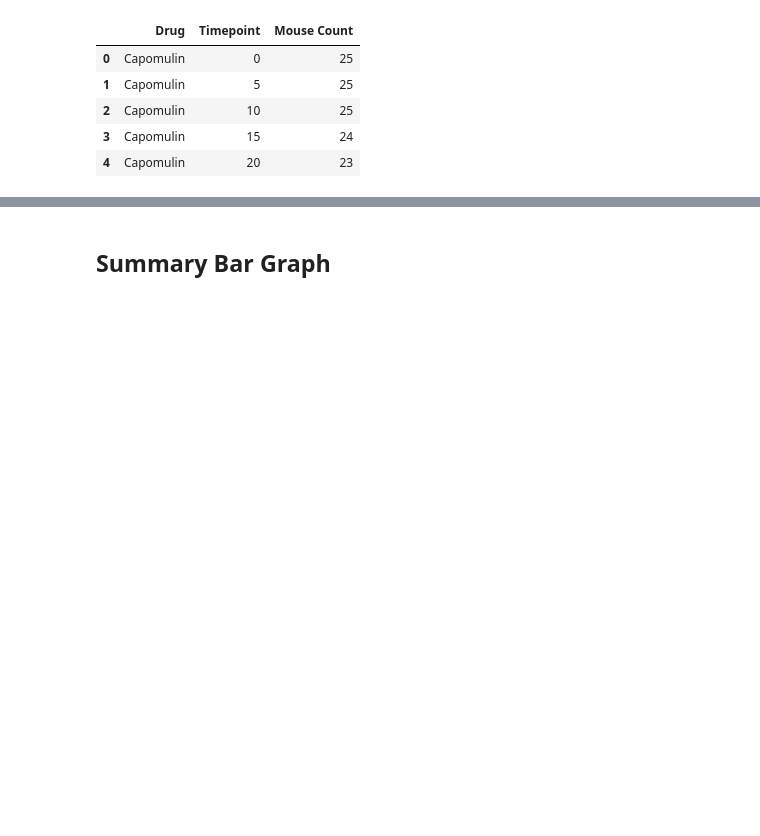
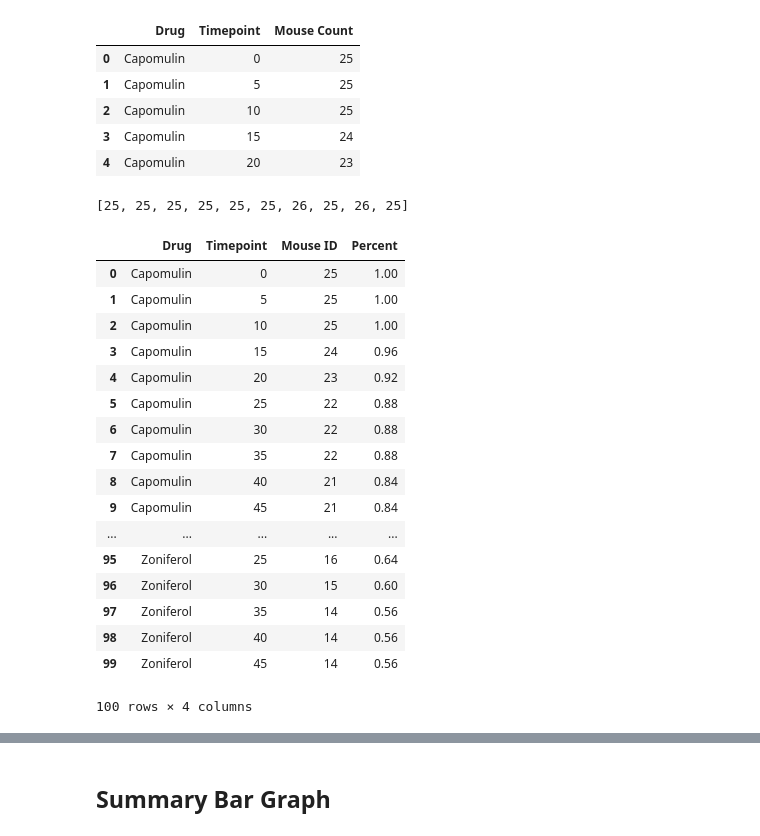
Before and after one commit to RChloe/matplotlib-challenge, a Jupyter notebook: Pymaceuticals/Homework 5.ipynb, the cells around one changed output, grey strips where cells are left out. Saved outputs shown, nothing was run; the diff lists cells and outputs as text; code cells hidden in the pictures; blank space fills up the shorter version.

```diff
--- a/Pymaceuticals/Homework 5.ipynb
+++ b/Pymaceuticals/Homework 5.ipynb
@@ -341,6 +341,55 @@ mice.head()
 | 2 | Capomulin | 10 | 25 |
 | 3 | Capomulin | 15 | 24 |
 | 4 | Capomulin | 20 | 23 |
+# %%
+#mouse_start_dict={}
+#for i in range(len(drugs)):
+    #mouse_array2.append(mice.loc[mice['Timepoint']==0,['Drug','Mouse ID']])
+#mouse_start_dict=mice_noindex.loc[mice_noindex['Timepoint']==0,'Mouse ID']
+#for index,row in mice.iterrows():
+    #if mice['Timepoint']==0:
+        #mouse_start_dict.update({"Drug":mice['Drug'],"Mouse Count":mice['Mouse ID']})
+#print(mouse_start_dict)
+#max_mice_df=pd.DataFrame()
+max_mice=pd.DataFrame(mice[mice['Timepoint']==0])
+#max_mice_df=max_mice['Drug', 'Mouse ID']
+#max_mice_df.to_dict()
+max_mice_list=max_mice['Mouse ID'].tolist()
+max_mice_list
+#mice.head()
+# %% [output]
+[25, 25, 25, 25, 25, 25, 26, 25, 26, 25]
+# %%
+#mouse_percent={}
+#drugs_list=list(drugs)
+for drug in drugs:
+    #max_df=pd.DataFrame(max_mice.loc[mice['Drug']==drug,'Mouse ID'])
+    #max_df.append([max_df]*9,ignore_index=True)
+    #print(max_mice_list[list(drugs).index(drug)])
+    mice['Percent']=mice["Mouse ID"]/max_mice_list[list(drugs).index(drug)]
+    #mouse_percent[drug]/max_mice_list[list(drugs).index(drug)]
+    #mouse_percent[drug].append(mice.loc[mice['Drug']==drug,'Mouse ID']/max_mice_list[list(drugs).index(drug)])
+
+mice
+# %% [output]
+|  | Drug | Timepoint | Mouse ID | Percent |
+| 0 | Capomulin | 0 | 25 | 1.00 |
+| 1 | Capomulin | 5 | 25 | 1.00 |
+| 2 | Capomulin | 10 | 25 | 1.00 |
+| 3 | Capomulin | 15 | 24 | 0.96 |
+| 4 | Capomulin | 20 | 23 | 0.92 |
+| 5 | Capomulin | 25 | 22 | 0.88 |
+| 6 | Capomulin | 30 | 22 | 0.88 |
+| 7 | Capomulin | 35 | 22 | 0.88 |
+| 8 | Capomulin | 40 | 21 | 0.84 |
+| 9 | Capomulin | 45 | 21 | 0.84 |
+| ... | ... | ... | ... | ... |
+| 95 | Zoniferol | 25 | 16 | 0.64 |
+| 96 | Zoniferol | 30 | 15 | 0.60 |
+| 97 | Zoniferol | 35 | 14 | 0.56 |
+| 98 | Zoniferol | 40 | 14 | 0.56 |
+| 99 | Zoniferol | 45 | 14 | 0.56 |
+100 rows × 4 columns
 # %%
 # Minor Data Munging to Re-Format the Data Frames
 mouse_dict={}
```
Also changed, not shown: parts of 6 cells of this notebook.
